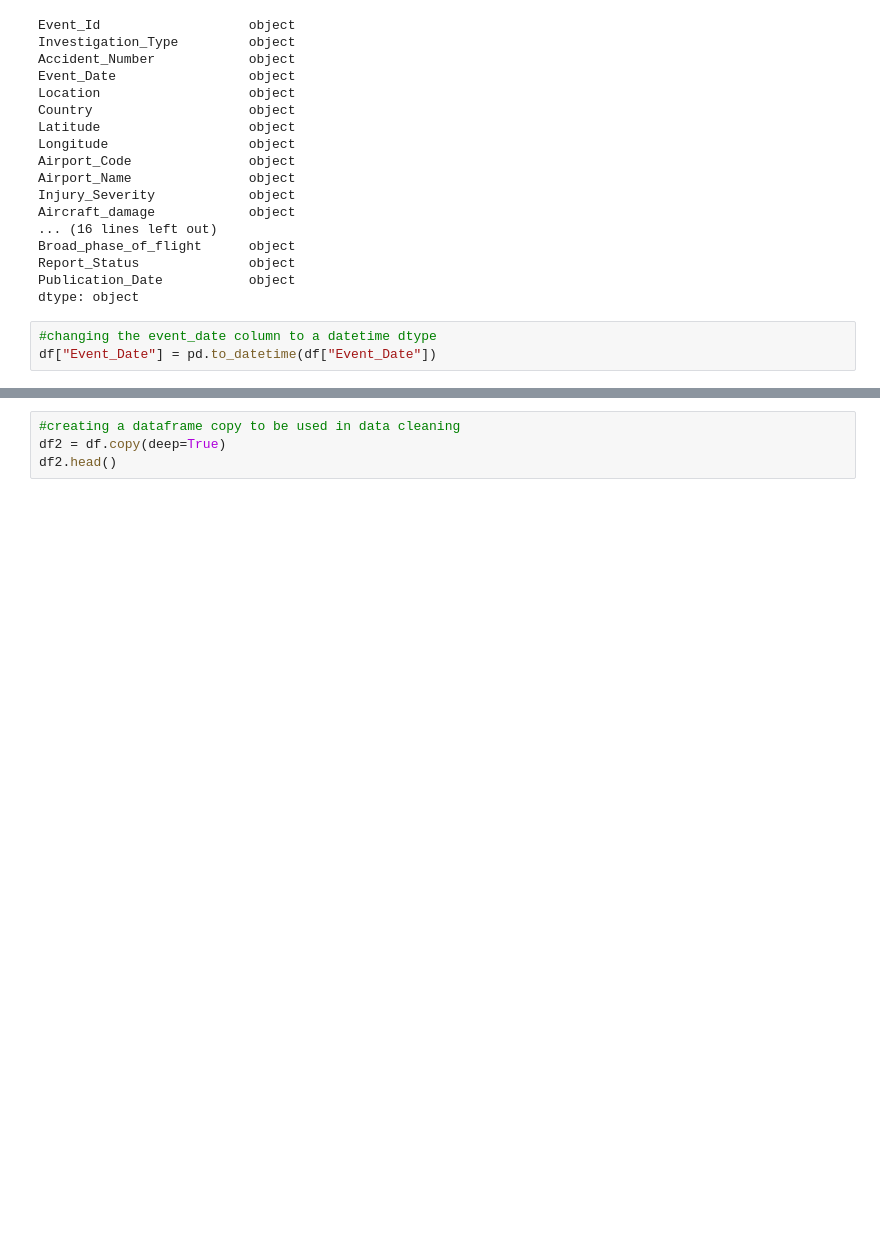
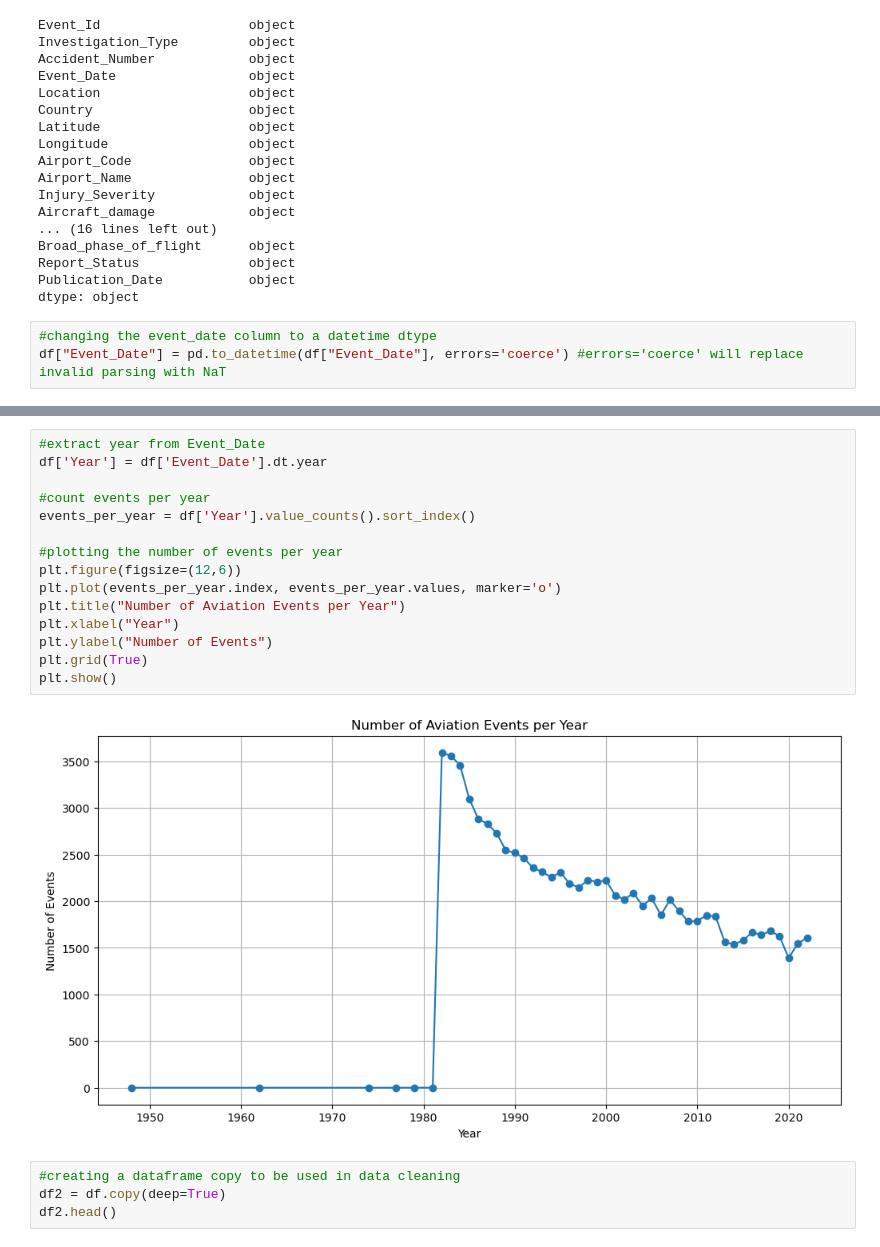
Before and after one commit to Felo-14/aircraft_safely_analysis, a Jupyter notebook: Aircraft Safety Analysis.ipynb, the cells around one changed output, grey strips where cells are left out. Cells and saved outputs as stored; diff of their text form; blank space fills up the shorter version.

```diff
--- a/Aircraft Safety Analysis.ipynb
+++ b/Aircraft Safety Analysis.ipynb
@@ -187,4 +187,4 @@ Publication_Date           object
 dtype: object
 # %%
 #changing the event_date column to a datetime dtype
-df["Event_Date"] = pd.to_datetime(df["Event_Date"])
+df["Event_Date"] = pd.to_datetime(df["Event_Date"], errors='coerce') #errors='coerce' will replace invalid parsing with NaT
@@ -211,3 +199,20 @@ dtype: object
+# %%
+#extract year from Event_Date
+df['Year'] = df['Event_Date'].dt.year
+
+#count events per year
+events_per_year = df['Year'].value_counts().sort_index()
+
+#plotting the number of events per year
+plt.figure(figsize=(12,6))
+plt.plot(events_per_year.index, events_per_year.values, marker='o')
+plt.title("Number of Aviation Events per Year")
+plt.xlabel("Year")
+plt.ylabel("Number of Events")
+plt.grid(True)
+plt.show()
+# %% [output]
+[figure, added]
 # %%
 #creating a dataframe copy to be used in data cleaning
 df2 = df.copy(deep=True)
```
Also changed, not shown: parts of 5 cells of this notebook.
